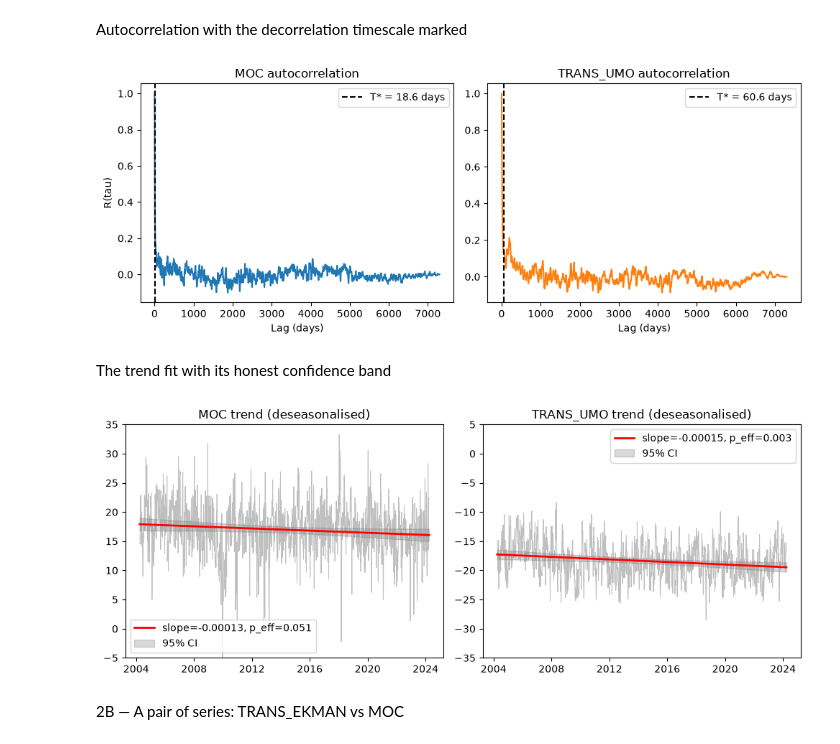
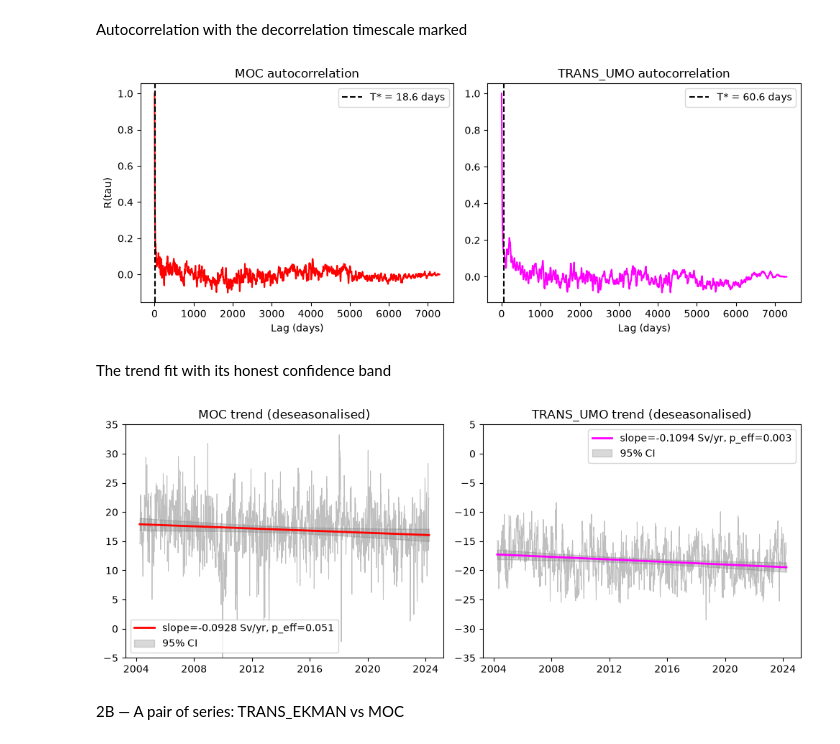
Before and after one commit to Rosecodee/assignment2, a Jupyter notebook: notebook.ipynb, the cells around one changed output. Saved outputs shown, nothing was run; the diff lists cells and outputs as text; code cells hidden in the pictures.

```diff
--- a/notebook.ipynb
+++ b/notebook.ipynb
@@ -164,26 +242,26 @@ Autocorrelation with the decorrelation timescale marked
 # %%
 fig, axes = plt.subplots(1, 2, figsize=(10, 4))
 
 lags_days_moc = np.arange(len(moc_autocorr)) * dt_rapid
-axes[0].plot(lags_days_moc, moc_autocorr)
+axes[0].plot(lags_days_moc, moc_autocorr,color = "red")
 axes[0].axvline(moc_tstar, color="k", linestyle="--", label=f"T* = {moc_tstar:.1f} days")
 axes[0].set_title("MOC autocorrelation")
 axes[0].set_xlabel("Lag (days)")
 axes[0].set_ylabel("R(tau)")
 axes[0].legend()
 
 lags_days_umo = np.arange(len(umo_autocorr)) * dt_rapid
-axes[1].plot(lags_days_umo, umo_autocorr, color="tab:orange")
+axes[1].plot(lags_days_umo, umo_autocorr, color="magenta")
 axes[1].axvline(umo_tstar, color="k", linestyle="--", label=f"T* = {umo_tstar:.1f} days")
 axes[1].set_title("TRANS_UMO autocorrelation")
 axes[1].set_xlabel("Lag (days)")
 axes[1].legend()
 
 plt.tight_layout()
 plt.savefig("figs/part2a_autocorrelation.png", dpi=150)
 plt.show()
 # %% [output]
-[figure, old version]
+[figure, new version]
 # %% [markdown]
 The trend fit with its honest confidence band
 # %%
@@ -202,7 +280,7 @@ band_umo = 1.96 * umo_trend.se_eff * np.sqrt(Sxx_umo / len(t_umo) + (t_umo - t_u
 axes[0].set_ylim(-5, 35)
 axes[0].plot(moc_deseasonalised["TIME"], moc_deseasonalised.values, lw=0.7, alpha=0.5, color="gray")
 axes[0].plot(moc_deseasonalised["TIME"], fit_moc, color="r", lw=2,
-             label=f"slope={moc_trend.slope:.5f}, p_eff={moc_trend.p_eff:.3f}")
+            label=f"slope={moc_trend.slope * 365.25 / dt_rapid:.4f} Sv/yr, p_eff={moc_trend.p_eff:.3f}")
 axes[0].fill_between(moc_deseasonalised["TIME"], fit_moc - band_moc, fit_moc + band_moc, color="k", alpha=0.15,label="95% CI")
 axes[0].set_title("MOC trend (deseasonalised)")
 axes[0].legend()
@@ -212,8 +290,8 @@ fit_umo = umo_trend.slope * t_umo + umo_trend.intercept
 
 axes[1].set_ylim(-35, 5)
 axes[1].plot(umo_deseasonalised["TIME"], umo_deseasonalised.values, lw=0.7, alpha=0.5, color="gray")
-axes[1].plot(umo_deseasonalised["TIME"], fit_umo, color="r", lw=2,
-             label=f"slope={umo_trend.slope:.5f}, p_eff={umo_trend.p_eff:.3f}")
+axes[1].plot(umo_deseasonalised["TIME"], fit_umo, color="magenta", lw=2,
+            label=f"slope={umo_trend.slope * 365.25 / dt_rapid:.4f} Sv/yr, p_eff={umo_trend.p_eff:.3f}")
 axes[1].fill_between(umo_deseasonalised["TIME"], fit_umo - band_umo, fit_umo + band_umo, color="k", alpha=0.15,label="95% CI")
 axes[1].set_title("TRANS_UMO trend (deseasonalised)")
 axes[1].legend()
@@ -224,8 +302,11 @@ for ax in axes:
 plt.tight_layout()
 plt.savefig("figs/part2a_trend.png", dpi=150)
 plt.show()
+
+
+# uniti ekle slope tek kaldı per year olmalı check p_eff
 # %% [output]
-[figure, old version]
+[figure, new version]
 # %% [markdown]
 2B — A pair of series: TRANS_EKMAN vs MOC
 # %%
```
Also changed, not shown: parts of 11 cells of this notebook, 8 other files.
